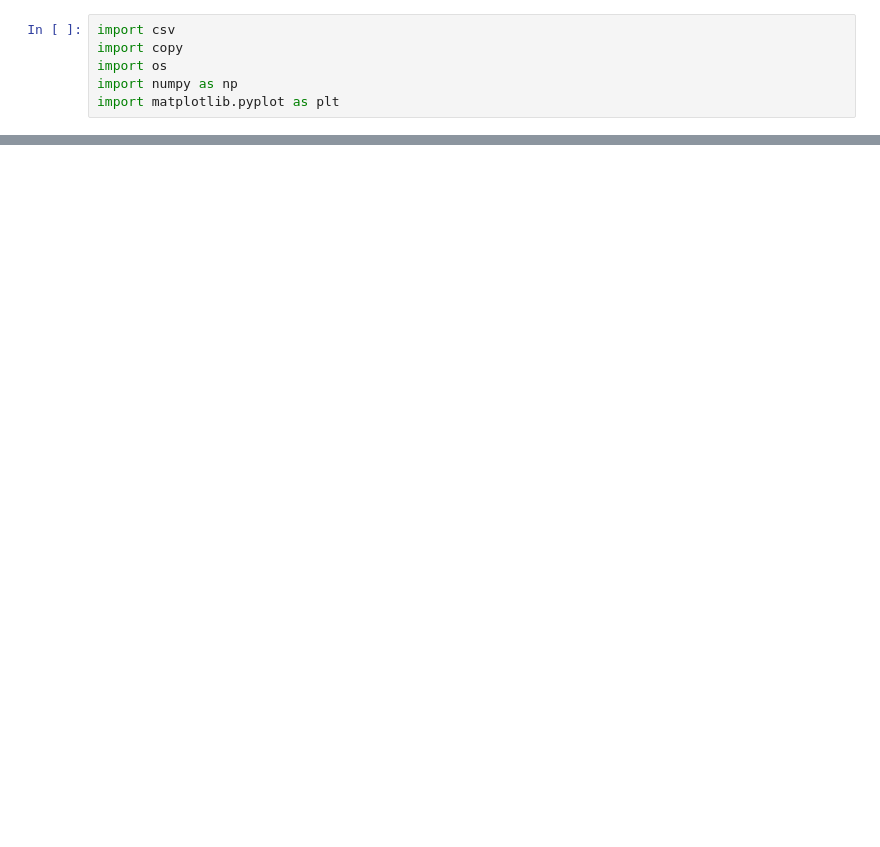
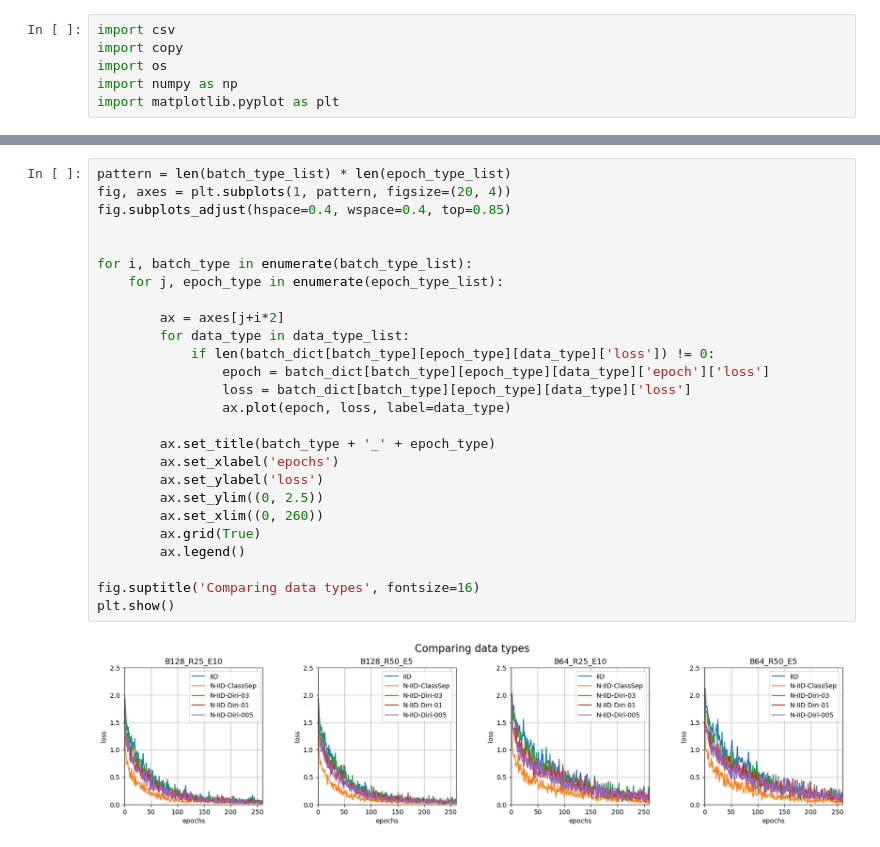
Before and after one commit to tomi1108/proto_sl, a Jupyter notebook: plotter/SL_mobilenet_v2_cifar10.ipynb, the cells around one changed output, grey strips where cells are left out. Saved outputs shown, nothing was run; the diff lists cells and outputs as text; blank space fills up the shorter version.

```diff
--- a/plotter/SL_mobilenet_v2_cifar10.ipynb
+++ b/plotter/SL_mobilenet_v2_cifar10.ipynb
@@ -50,0 +115,28 @@ print(batch_dict)
+# %%
+pattern = len(batch_type_list) * len(epoch_type_list)
+fig, axes = plt.subplots(1, pattern, figsize=(20, 4))
+fig.subplots_adjust(hspace=0.4, wspace=0.4, top=0.85)
+
+
+for i, batch_type in enumerate(batch_type_list):
+    for j, epoch_type in enumerate(epoch_type_list):
+
+        ax = axes[j+i*2]
+        for data_type in data_type_list:
+            if len(batch_dict[batch_type][epoch_type][data_type]['loss']) != 0:
+                epoch = batch_dict[batch_type][epoch_type][data_type]['epoch']['loss']
+                loss = batch_dict[batch_type][epoch_type][data_type]['loss']
+                ax.plot(epoch, loss, label=data_type)
+
+        ax.set_title(batch_type + '_' + epoch_type)
+        ax.set_xlabel('epochs')
+        ax.set_ylabel('loss')
+        ax.set_ylim((0, 2.5))
+        ax.set_xlim((0, 260))
+        ax.grid(True)
+        ax.legend()
+
+fig.suptitle('Comparing data types', fontsize=16)
+plt.show()
+# %% [output]
+[figure, added]
```
Also changed, not shown: parts of 8 cells of this notebook.
